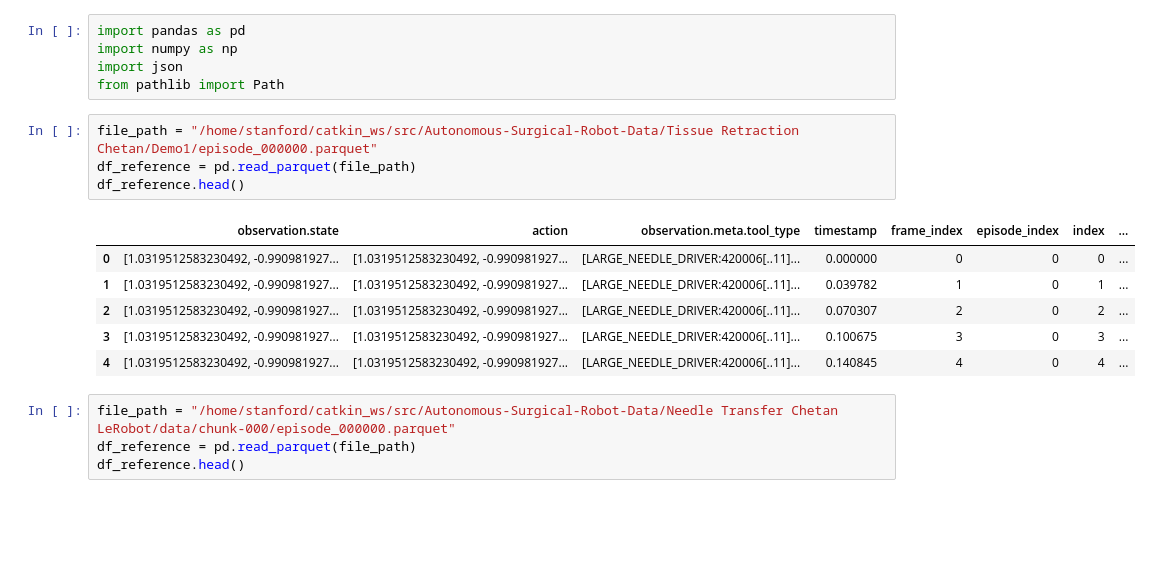
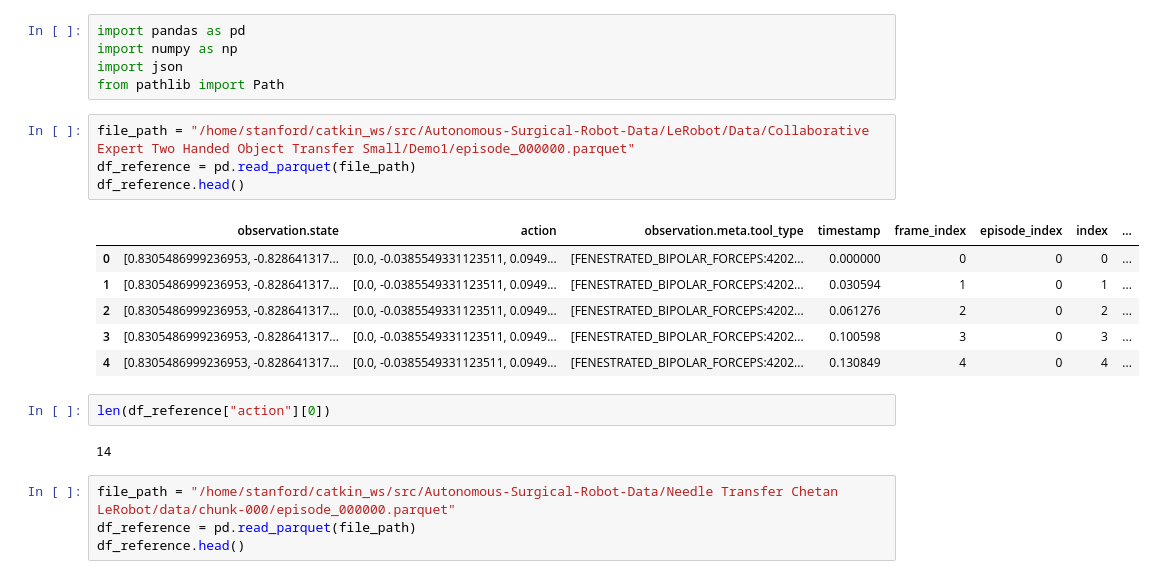
Before and after one commit to chetanreddyn/Autonomous-Surgical-Robot, a Jupyter notebook: LeRobot/prototype.ipynb, the cells around one changed output. Drawn from its saved outputs; the diff is of its cells as text; blank space fills up the shorter version.

Commit message:
added pose in the parquet files

```diff
--- a/LeRobot/prototype.ipynb
+++ b/LeRobot/prototype.ipynb
@@ -4,16 +4,20 @@ import numpy as np
 import json
 from pathlib import Path
 # %%
-file_path = "/home/stanford/catkin_ws/src/Autonomous-Surgical-Robot-Data/Tissue Retraction Chetan/Demo1/episode_000000.parquet"
+file_path = "/home/stanford/catkin_ws/src/Autonomous-Surgical-Robot-Data/LeRobot/Data/Collaborative Expert Two Handed Object Transfer Small/Demo1/episode_000000.parquet"
 df_reference = pd.read_parquet(file_path)
 df_reference.head()
 # %% [output]
 |  | observation.state | action | observation.meta.tool_type | timestamp | frame_index | episode_index | index | ... |
-| 0 | [1.0319512583230492, -0.990981927... | [1.0319512583230492, -0.990981927... | [LARGE_NEEDLE_DRIVER:420006[..11]... | 0.000000 | 0 | 0 | 0 | ... |
-| 1 | [1.0319512583230492, -0.990981927... | [1.0319512583230492, -0.990981927... | [LARGE_NEEDLE_DRIVER:420006[..11]... | 0.039782 | 1 | 0 | 1 | ... |
-| 2 | [1.0319512583230492, -0.990981927... | [1.0319512583230492, -0.990981927... | [LARGE_NEEDLE_DRIVER:420006[..11]... | 0.070307 | 2 | 0 | 2 | ... |
-| 3 | [1.0319512583230492, -0.990981927... | [1.0319512583230492, -0.990981927... | [LARGE_NEEDLE_DRIVER:420006[..11]... | 0.100675 | 3 | 0 | 3 | ... |
-| 4 | [1.0319512583230492, -0.990981927... | [1.0319512583230492, -0.990981927... | [LARGE_NEEDLE_DRIVER:420006[..11]... | 0.140845 | 4 | 0 | 4 | ... |
+| 0 | [0.8305486999236953, -0.828641317... | [0.0, -0.0385549331123511, 0.0949... | [FENESTRATED_BIPOLAR_FORCEPS:4202... | 0.000000 | 0 | 0 | 0 | ... |
+| 1 | [0.8305486999236953, -0.828641317... | [0.0, -0.0385549331123511, 0.0949... | [FENESTRATED_BIPOLAR_FORCEPS:4202... | 0.030594 | 1 | 0 | 1 | ... |
+| 2 | [0.8305486999236953, -0.828641317... | [0.0, -0.0385549331123511, 0.0949... | [FENESTRATED_BIPOLAR_FORCEPS:4202... | 0.061276 | 2 | 0 | 2 | ... |
+| 3 | [0.8305486999236953, -0.828641317... | [0.0, -0.0385549331123511, 0.0949... | [FENESTRATED_BIPOLAR_FORCEPS:4202... | 0.100598 | 3 | 0 | 3 | ... |
+| 4 | [0.8305486999236953, -0.828641317... | [0.0, -0.0385549331123511, 0.0949... | [FENESTRATED_BIPOLAR_FORCEPS:4202... | 0.130849 | 4 | 0 | 4 | ... |
+# %%
+len(df_reference["action"][0])
+# %% [output]
+14
 # %%
 file_path = "/home/stanford/catkin_ws/src/Autonomous-Surgical-Robot-Data/Needle Transfer Chetan LeRobot/data/chunk-000/episode_000000.parquet"
 df_reference = pd.read_parquet(file_path)
```
Also changed, not shown: 16 other files.
